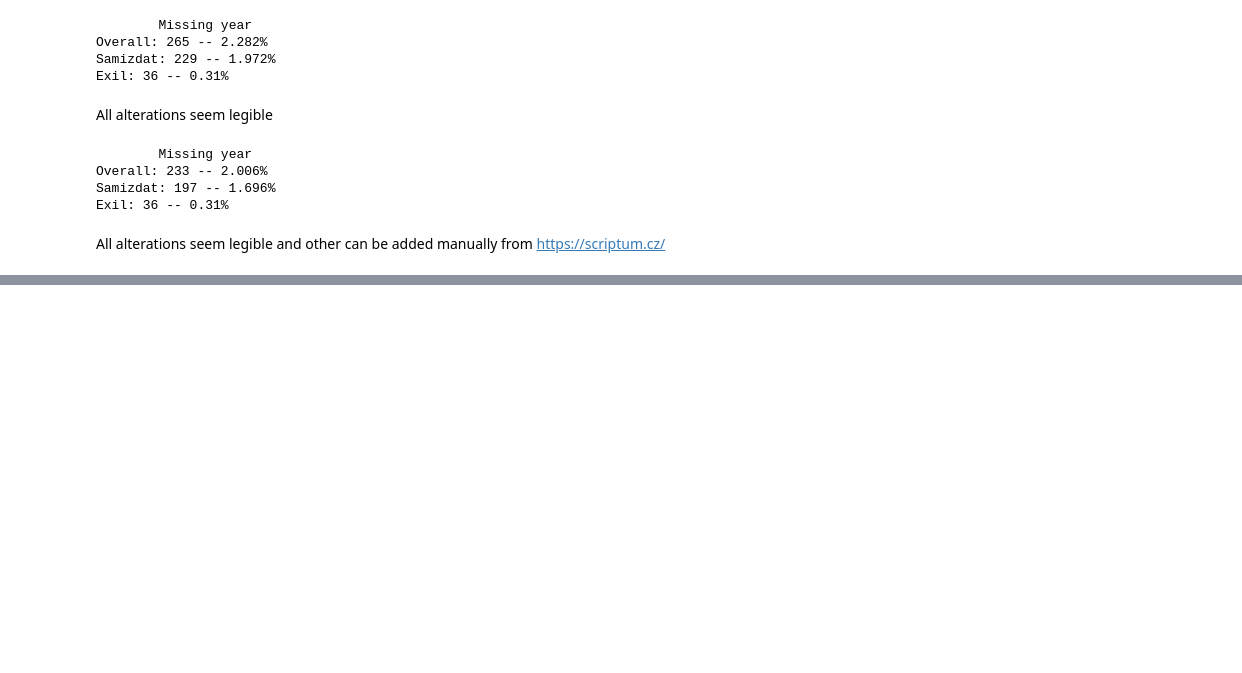
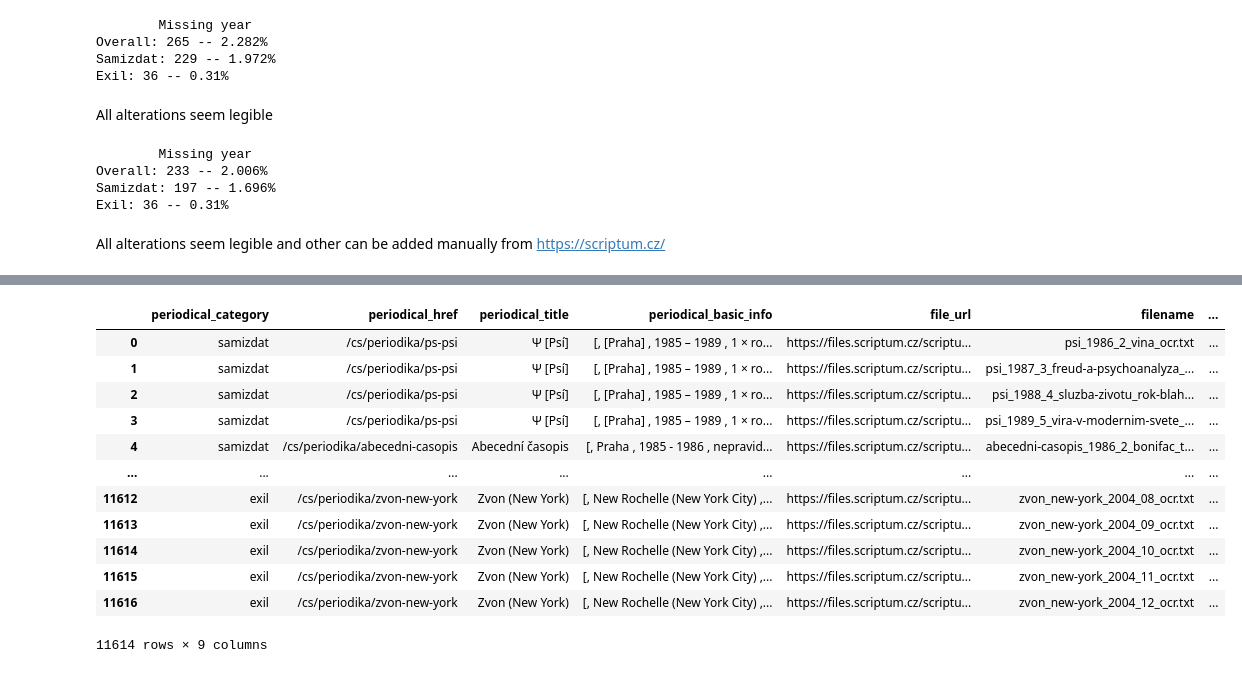
Before and after one commit to KvindtEva/SCRIPTUM, a Jupyter notebook: missing_year_extraction.ipynb, the cells around one changed output, grey strips where cells are left out. Cells and saved outputs as stored; diff of their text form; code cells hidden in the pictures; blank space fills up the shorter version.

```diff
--- a/missing_year_extraction.ipynb
+++ b/missing_year_extraction.ipynb
@@ -105,0 +107,16 @@ axs[2].set_yticklabels([str(n)+ "M" for n in range(0,N,M)])
+# %%
+scriptum_df
+# %% [output]
+|  | periodical_category | periodical_href | periodical_title | periodical_basic_info | file_url | filename | ... |
+| 0 | samizdat | /cs/periodika/ps-psi | Ψ [Psí] | [, [Praha] , 1985 – 1989 , 1 × ro... | https://files.scriptum.cz/scriptu... | psi_1986_2_vina_ocr.txt | ... |
+| 1 | samizdat | /cs/periodika/ps-psi | Ψ [Psí] | [, [Praha] , 1985 – 1989 , 1 × ro... | https://files.scriptum.cz/scriptu... | psi_1987_3_freud-a-psychoanalyza_... | ... |
+| 2 | samizdat | /cs/periodika/ps-psi | Ψ [Psí] | [, [Praha] , 1985 – 1989 , 1 × ro... | https://files.scriptum.cz/scriptu... | psi_1988_4_sluzba-zivotu_rok-blah... | ... |
+| 3 | samizdat | /cs/periodika/ps-psi | Ψ [Psí] | [, [Praha] , 1985 – 1989 , 1 × ro... | https://files.scriptum.cz/scriptu... | psi_1989_5_vira-v-modernim-svete_... | ... |
+| 4 | samizdat | /cs/periodika/abecedni-casopis | Abecední časopis | [, Praha , 1985 - 1986 , nepravid... | https://files.scriptum.cz/scriptu... | abecedni-casopis_1986_2_bonifac_t... | ... |
+| ... | ... | ... | ... | ... | ... | ... | ... |
+| 11612 | exil | /cs/periodika/zvon-new-york | Zvon (New York) | [, New Rochelle (New York City) ,... | https://files.scriptum.cz/scriptu... | zvon_new-york_2004_08_ocr.txt | ... |
+| 11613 | exil | /cs/periodika/zvon-new-york | Zvon (New York) | [, New Rochelle (New York City) ,... | https://files.scriptum.cz/scriptu... | zvon_new-york_2004_09_ocr.txt | ... |
+| 11614 | exil | /cs/periodika/zvon-new-york | Zvon (New York) | [, New Rochelle (New York City) ,... | https://files.scriptum.cz/scriptu... | zvon_new-york_2004_10_ocr.txt | ... |
+| 11615 | exil | /cs/periodika/zvon-new-york | Zvon (New York) | [, New Rochelle (New York City) ,... | https://files.scriptum.cz/scriptu... | zvon_new-york_2004_11_ocr.txt | ... |
+| 11616 | exil | /cs/periodika/zvon-new-york | Zvon (New York) | [, New Rochelle (New York City) ,... | https://files.scriptum.cz/scriptu... | zvon_new-york_2004_12_ocr.txt | ... |
+11614 rows × 9 columns
```
Also changed, not shown: parts of 3 cells of this notebook.
